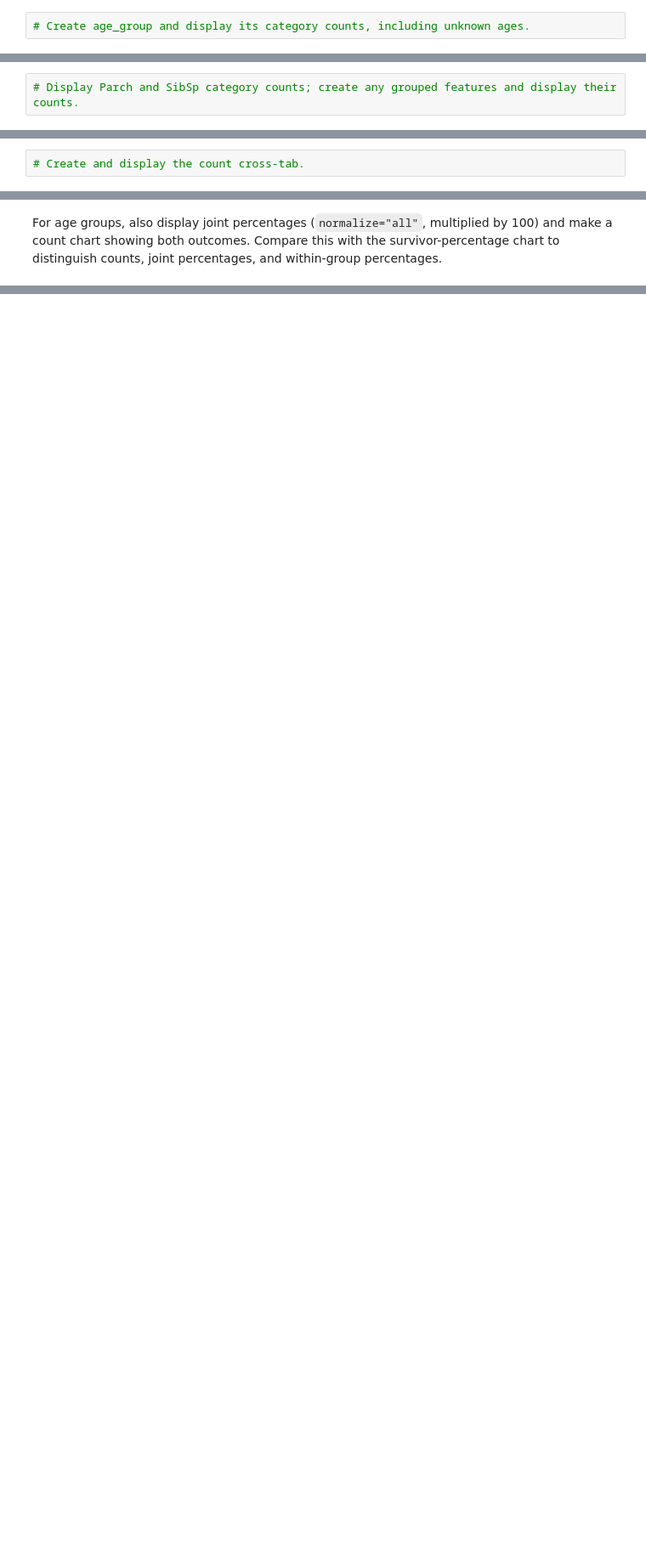
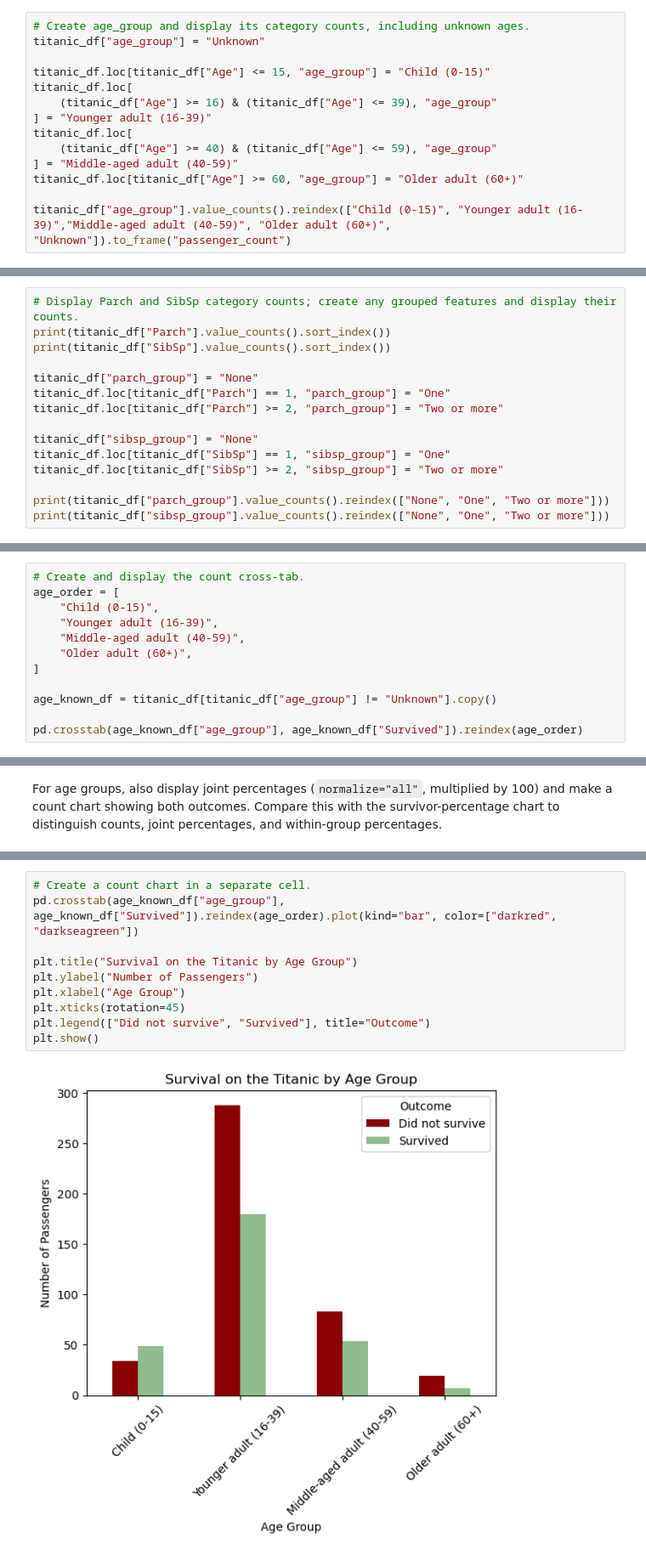
Before and after one commit to JPDeuce/Data_Visualization_and_Modeling_Campus, a Jupyter notebook: week02/lab/Lab - Relationships Between Categorical Features.ipynb, the cells around one changed output, grey strips where cells are left out. Shown at 85% size. Drawn from its saved outputs; the diff is of its cells as text; blank space fills up the shorter version.

```diff
--- a/week02/lab/Lab - Relationships Between Categorical Features.ipynb
+++ b/week02/lab/Lab - Relationships Between Categorical Features.ipynb
@@ -112,3 +162,15 @@ Your answer:
 Create `age_group` using `.loc` or `pd.cut`. If using `.loc`, initialize the column to an explicit “Unknown” label and assign labels only where ages satisfy your rules. If using `pd.cut`, choose its interval boundaries carefully and document whether intervals include their right or left endpoint. Count the observations in each category, including unknowns.
 # %%
 # Create age_group and display its category counts, including unknown ages.
+titanic_df["age_group"] = "Unknown"
+
+titanic_df.loc[titanic_df["Age"] <= 15, "age_group"] = "Child (0-15)"
+titanic_df.loc[
+    (titanic_df["Age"] >= 16) & (titanic_df["Age"] <= 39), "age_group"
+] = "Younger adult (16-39)"
+titanic_df.loc[
+    (titanic_df["Age"] >= 40) & (titanic_df["Age"] <= 59), "age_group"
+] = "Middle-aged adult (40-59)"
+titanic_df.loc[titanic_df["Age"] >= 60, "age_group"] = "Older adult (60+)"
+
+titanic_df["age_group"].value_counts().reindex(["Child (0-15)", "Younger adult (16-39)","Middle-aged adult (40-59)", "Older adult (60+)", "Unknown"]).to_frame("passenger_count")
@@ -122,3 +192,16 @@ Your answer:
 Inspect the frequencies of `Parch` and `SibSp`. Treat their values as discrete categories or collapse them into meaningful groups, such as none/any or none/one/two or more. Explain your choices, particularly when some categories have few passengers. Preserve the original columns.
 # %%
 # Display Parch and SibSp category counts; create any grouped features and display their counts.
+print(titanic_df["Parch"].value_counts().sort_index())
+print(titanic_df["SibSp"].value_counts().sort_index())
+
+titanic_df["parch_group"] = "None"
+titanic_df.loc[titanic_df["Parch"] == 1, "parch_group"] = "One"
+titanic_df.loc[titanic_df["Parch"] >= 2, "parch_group"] = "Two or more"
+
+titanic_df["sibsp_group"] = "None"
+titanic_df.loc[titanic_df["SibSp"] == 1, "sibsp_group"] = "One"
+titanic_df.loc[titanic_df["SibSp"] >= 2, "sibsp_group"] = "Two or more"
+
+print(titanic_df["parch_group"].value_counts().reindex(["None", "One", "Two or more"]))
+print(titanic_df["sibsp_group"].value_counts().reindex(["None", "One", "Two or more"]))
@@ -142,3 +245,13 @@ Use separate code cells for the individual operations and add cells as needed. T
 Compare `age_group` with `Survived` using your Data-step choices.
 # %%
 # Create and display the count cross-tab.
+age_order = [
+    "Child (0-15)",
+    "Younger adult (16-39)",
+    "Middle-aged adult (40-59)",
+    "Older adult (60+)",
+]
+
+age_known_df = titanic_df[titanic_df["age_group"] != "Unknown"].copy()
+
+pd.crosstab(age_known_df["age_group"], age_known_df["Survived"]).reindex(age_order)
@@ -151,2 +287,14 @@ For age groups, also display joint percentages (`normalize="all"`, multiplied by
+# %%
+# Create a count chart in a separate cell.
+pd.crosstab(age_known_df["age_group"], age_known_df["Survived"]).reindex(age_order).plot(kind="bar", color=["darkred", "darkseagreen"])
+
+plt.title("Survival on the Titanic by Age Group")
+plt.ylabel("Number of Passengers")
+plt.xlabel("Age Group")
+plt.xticks(rotation=45)
+plt.legend(["Did not survive", "Survived"], title="Outcome")
+plt.show()
+# %% [output]
+[figure, added]
 # %%
 # Plot the conditional percentage who survived.
```
Also changed, not shown: parts of 50 cells of this notebook.
